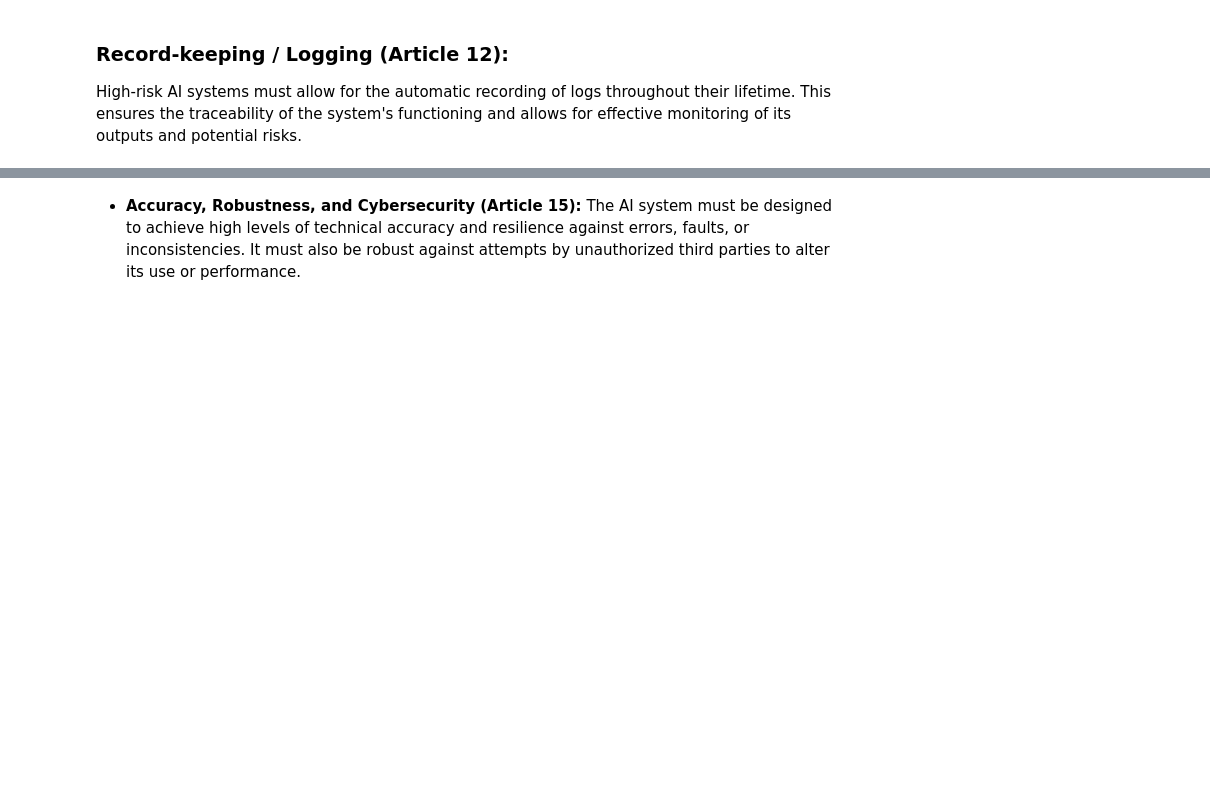
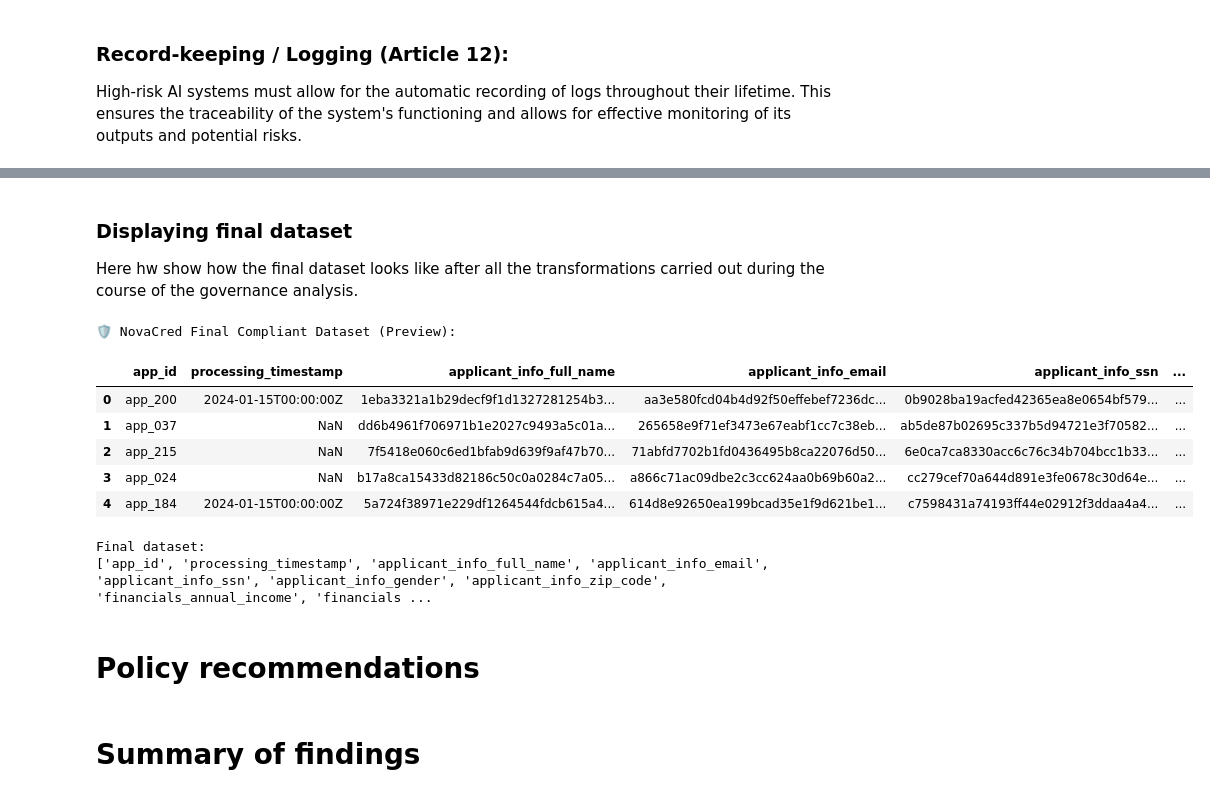
Before and after one commit to maxhaus31/dego-project-team7, a Jupyter notebook: 03-privacy-demo.ipynb, the cells around one changed output, grey strips where cells are left out. Drawn from its saved outputs; the diff is of its cells as text; code cells hidden in the pictures; blank space fills up the shorter version.

```diff
--- a/03-privacy-demo.ipynb
+++ b/03-privacy-demo.ipynb
@@ -374,0 +367,13 @@ merged_df[['applicant_info_full_name', 'applicant_info_email', 'applicant_info_s
+# %%
+# 1. Ensure the column is treated as a string to allow slicing
+# We use the column name 'applicant_info_zip_code' based on the project structure
+merged_df['applicant_info_zip_code'] = merged_df['applicant_info_zip_code'].astype(str)
+
+# 2. Apply masking: keep all characters except the last two, and append '**'
+# This generalizes the location from a specific neighborhood to a broader district
+merged_df['applicant_info_zip_code'] = merged_df['applicant_info_zip_code'].str[:-2] + '**'
+
+# 3. Verification: display the first 5 records as requested
+print("🛡️ ZIP Code Masking applied successfully.")
+print("\nExample of anonymized ZIP codes:")
+print(merged_df['applicant_info_zip_code'].head(5))
@@ -374,0 +392,9 @@ merged_df[['applicant_info_full_name', 'applicant_info_email', 'applicant_info_s
+# %%
+# 1. Dropping the original sensitive column 'applicant_info_date_of_birth'
+# This ensures we no longer store exact birth dates, but only the 4 age categories.
+if 'applicant_info_date_of_birth' in merged_df.columns:
+    merged_df.drop(columns=['applicant_info_date_of_birth'], inplace=True)
+
+# 3. Verification: display the first 5 records of the categorized 'age' variable
+print("First 5 occurrences of the 'age' variable (Binned):")
+print(merged_df['age'].head(5))
@@ -623,5 +658,39 @@ Sample Audit Trail Entries (JSON Format):
         "compliance_reference": "AI Act Art. 12 & 14"
     }
 ]
-# %% [markdown]
-- **Accuracy, Robustness, and Cybersecurity (Article 15):** The AI system must be designed to achieve high levels of technical accuracy and resilience against errors, faults, or inconsistencies. It must also be robust against attempts by unauthorized third parties to alter its use or performance.
+# %% [markdown]
+### Displaying final dataset
+
+Here hw show how the final dataset looks like after all the transformations carried out during the course of the governance analysis.
+# %%
+import pandas as pd
+
+# 1. Set display options to ensure all columns are visible
+# Setting max_columns to None prevents pandas from hiding columns with "..."
+pd.set_option('display.max_columns', None)
+pd.set_option('display.expand_frame_repr', False)
+pd.set_option('display.max_colwidth', None)
+pd.set_option('display.width', 1000)
+
+# 2. Display the final transformed dataset
+# We show the first 5 records to verify compliance with the "Fix" requirements
+print("🛡️ NovaCred Final Compliant Dataset (Preview):")
+display(merged_df.head(5))
+
+# 3. Optional: display column list to confirm the deletion of IP and Birth Date
+print("\nFinal dataset:")
+print(merged_df.columns.tolist())
+# %% [output]
+🛡️ NovaCred Final Compliant Dataset (Preview):
+|  | app_id | processing_timestamp | applicant_info_full_name | applicant_info_email | applicant_info_ssn | ... |
+| 0 | app_200 | 2024-01-15T00:00:00Z | 1eba3321a1b29decf9f1d1327281254b3... | aa3e580fcd04b4d92f50effebef7236dc... | 0b9028ba19acfed42365ea8e0654bf579... | ... |
+| 1 | app_037 | NaN | dd6b4961f706971b1e2027c9493a5c01a... | 265658e9f71ef3473e67eabf1cc7c38eb... | ab5de87b02695c337b5d94721e3f70582... | ... |
+| 2 | app_215 | NaN | 7f5418e060c6ed1bfab9d639f9af47b70... | 71abfd7702b1fd0436495b8ca22076d50... | 6e0ca7ca8330acc6c76c34b704bcc1b33... | ... |
+| 3 | app_024 | NaN | b17a8ca15433d82186c50c0a0284c7a05... | a866c71ac09dbe2c3cc624aa0b69b60a2... | cc279cef70a644d891e3fe0678c30d64e... | ... |
+| 4 | app_184 | 2024-01-15T00:00:00Z | 5a724f38971e229df1264544fdcb615a4... | 614d8e92650ea199bcad35e1f9d621be1... | c7598431a74193ff44e02912f3ddaa4a4... | ... |
+Final dataset:
+['app_id', 'processing_timestamp', 'applicant_info_full_name', 'applicant_info_email', 'applicant_info_ssn', 'applicant_info_gender', 'applicant_info_zip_code', 'financials_annual_income', 'financials ...
+# %% [markdown]
+# Policy recommendations
+# %% [markdown]
+# Summary of findings
```
Also changed, not shown: parts of 17 cells of this notebook.
